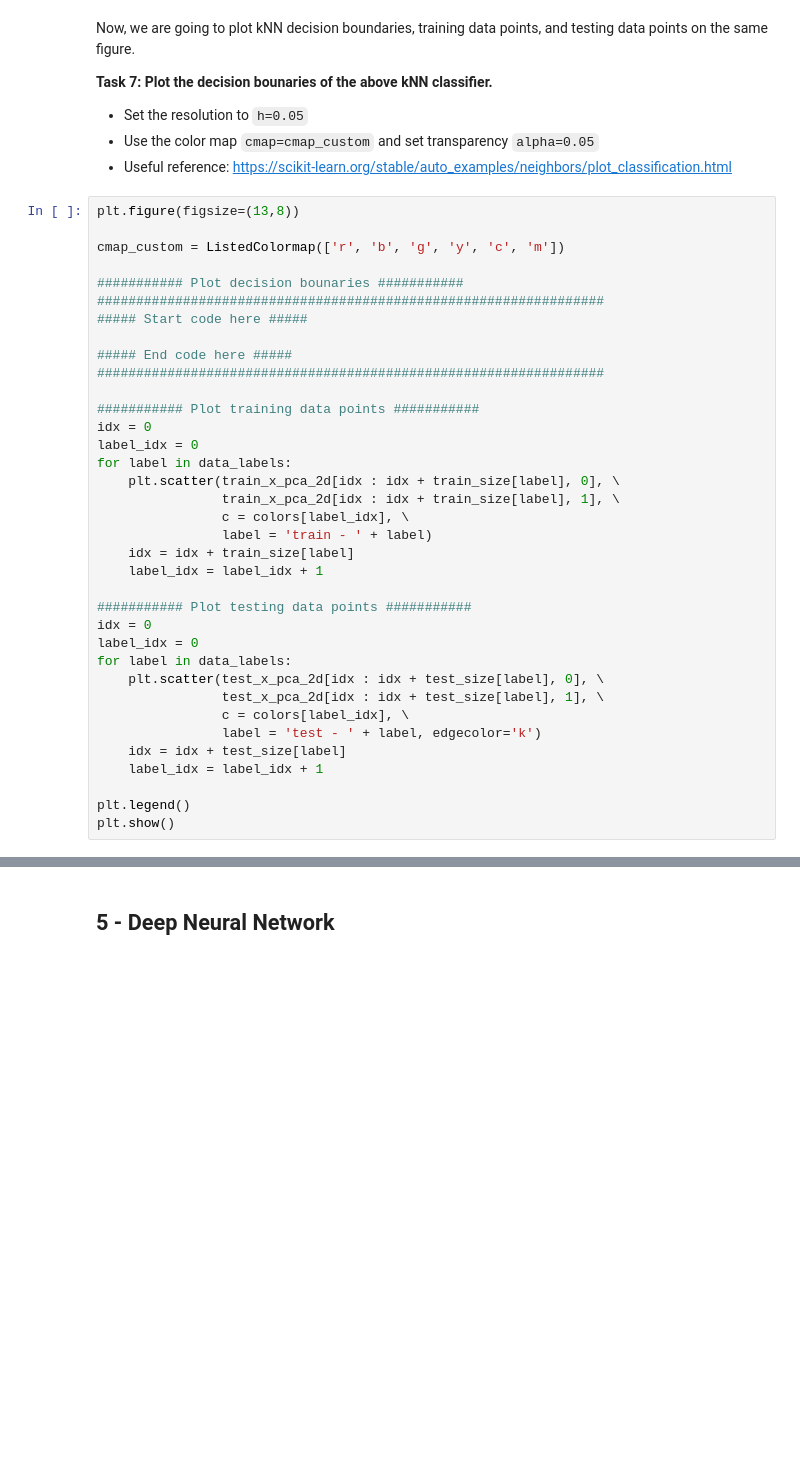
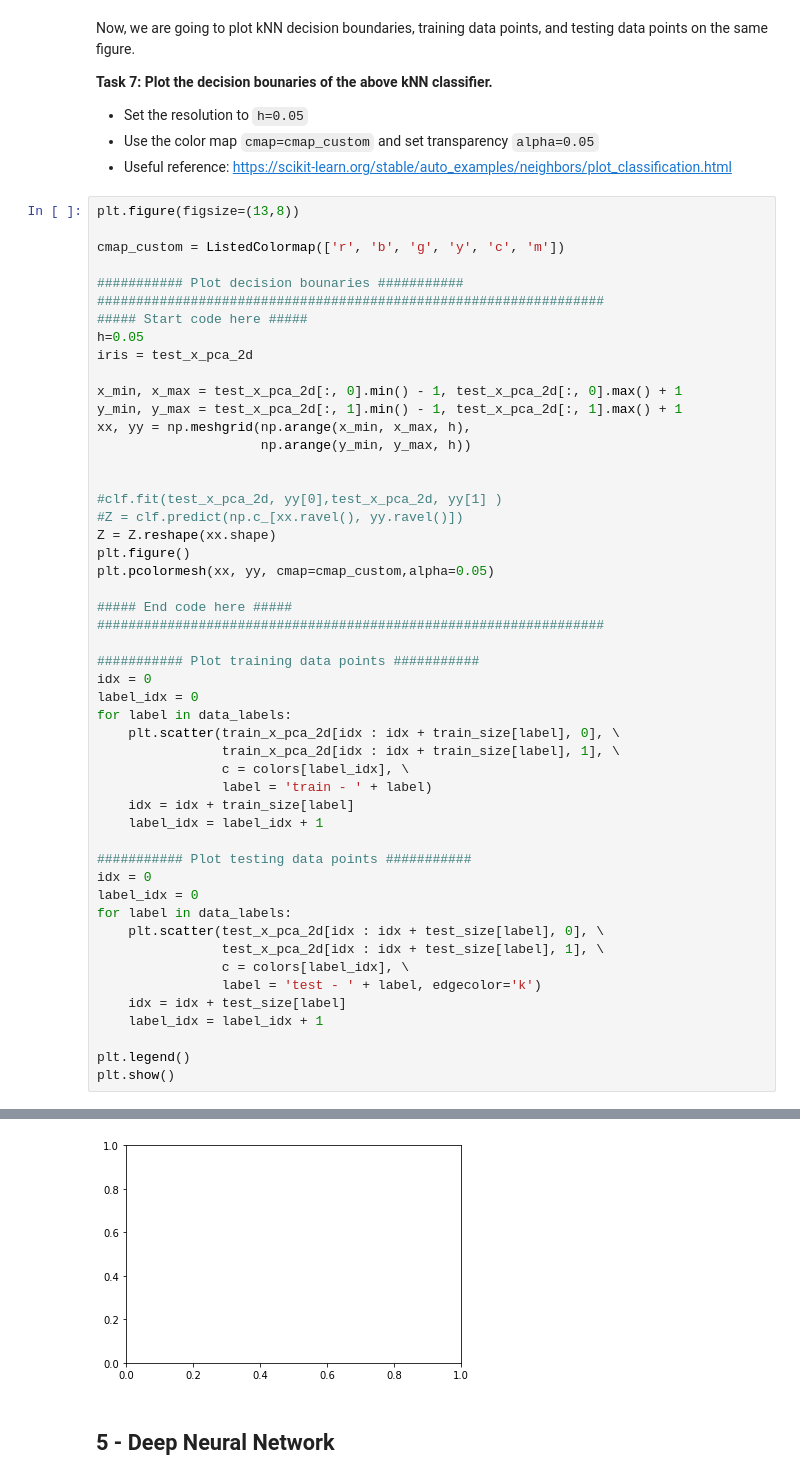
Before and after one commit to tinvo015/CyberThreatDetection, a Jupyter notebook: src/EE418_Project2.ipynb, the cells around one changed output, grey strips where cells are left out. Drawn from its saved outputs; the diff is of its cells as text; blank space fills up the shorter version.

```diff
--- a/src/EE418_Project2.ipynb
+++ b/src/EE418_Project2.ipynb
@@ -424,6 +541,20 @@ cmap_custom = ListedColormap(['r', 'b', 'g', 'y', 'c', 'm'])
 ########### Plot decision bounaries ###########
 #################################################################
 ##### Start code here #####
+h=0.05
+iris = test_x_pca_2d
+
+x_min, x_max = test_x_pca_2d[:, 0].min() - 1, test_x_pca_2d[:, 0].max() + 1
+y_min, y_max = test_x_pca_2d[:, 1].min() - 1, test_x_pca_2d[:, 1].max() + 1
+xx, yy = np.meshgrid(np.arange(x_min, x_max, h),
+                     np.arange(y_min, y_max, h))
+
+
+#clf.fit(test_x_pca_2d, yy[0],test_x_pca_2d, yy[1] )
+#Z = clf.predict(np.c_[xx.ravel(), yy.ravel()])
+Z = Z.reshape(xx.shape)
+plt.figure()
+plt.pcolormesh(xx, yy, cmap=cmap_custom,alpha=0.05)
 
 ##### End code here #####
 #################################################################
@@ -452,3 +583,4 @@ for label in data_labels:
 
 plt.legend()
 plt.show()
+# %% [output]
@@ -455,3 +589,4 @@ plt.show()
+[figure, added]
 # %% [markdown]
 ## 5 - Deep Neural Network
 # %% [markdown]
```
Also changed, not shown: parts of 19 cells of this notebook.
